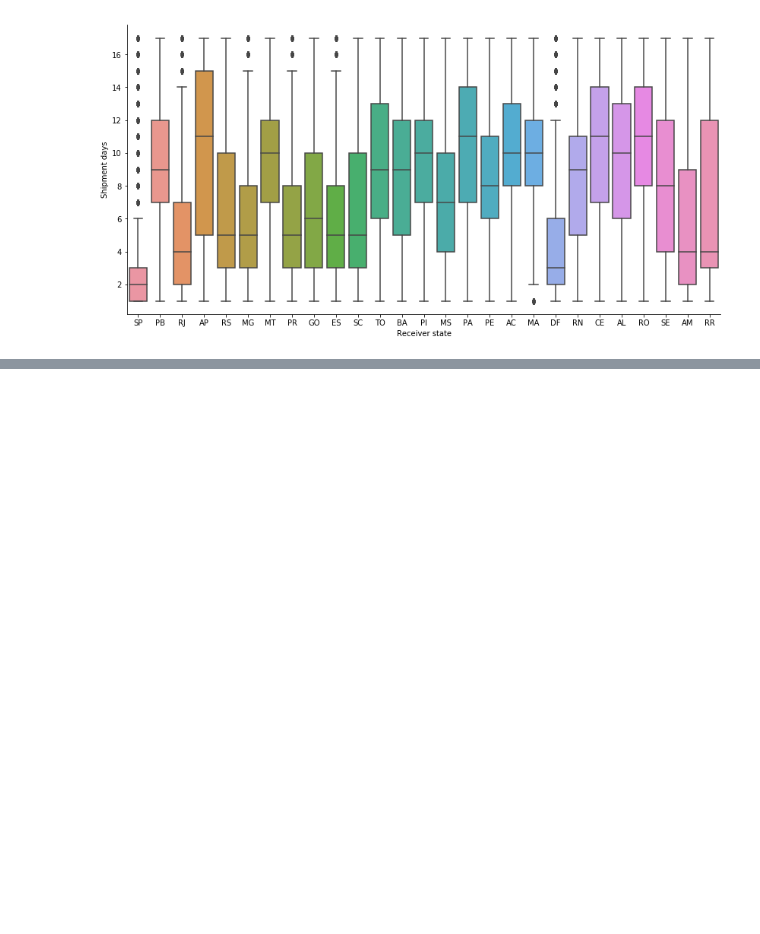
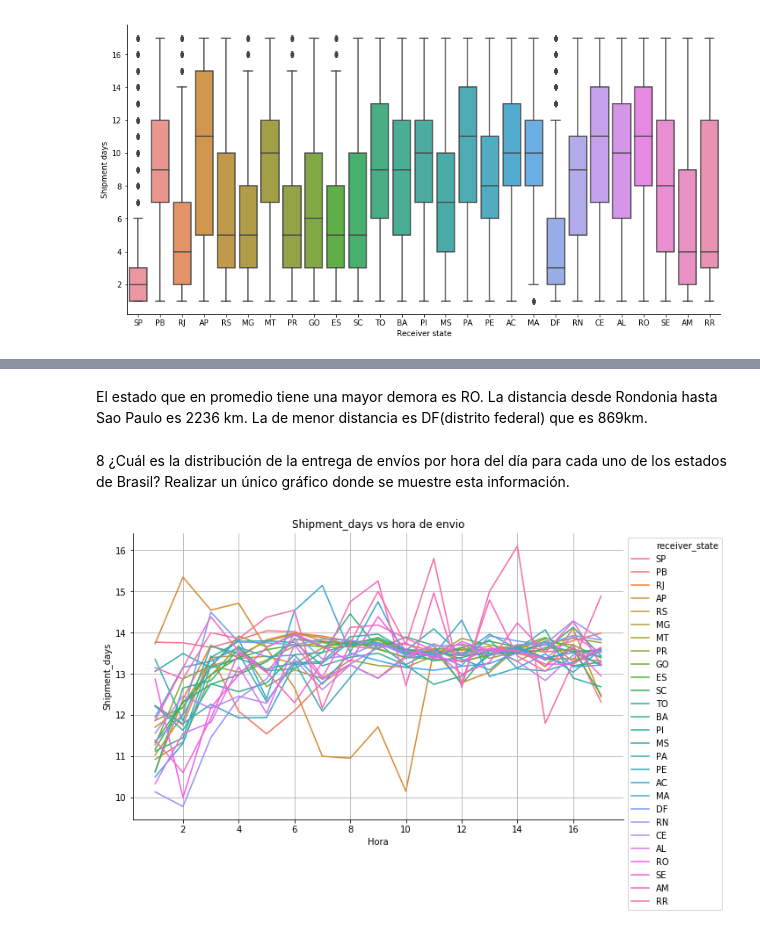
Before and after one commit to cnoeliachaves/diplodatos, a Jupyter notebook: 02_practico.ipynb, the cells around one changed output, grey strips where cells are left out. Saved outputs shown, nothing was run; the diff lists cells and outputs as text; code cells hidden in the pictures; blank space fills up the shorter version.

```diff
--- a/02_practico.ipynb
+++ b/02_practico.ipynb
@@ -555,0 +489,17 @@ seaborn.despine()
+# %% [markdown]
+El estado que en promedio tiene una mayor demora es RO. La distancia desde Rondonia hasta Sao Paulo es 2236 km.
+La de menor distancia es DF(distrito federal) que es 869km.
+# %% [markdown]
+8 ¿Cuál es la distribución de la entrega de envíos por hora del día para cada uno de los estados de Brasil? Realizar un único gráfico donde se muestre esta información.
+# %%
+plt.figure(figsize=(10,6))
+seaborn.lineplot(data=dataset_clean, x='shipment_days', y=pandas.to_datetime(dataset['date_sent']).dt.hour, hue='receiver_state',ci=None)
+plt.xlabel('Hora')
+plt.ylabel('Shipment_days')
+plt.title('Shipment_days vs hora de envio')
+plt.grid(True)
+#plt.ylim(0, 10)
+plt.legend(bbox_to_anchor=(1, 1), loc=2)
+seaborn.despine()
+# %% [output]
+[figure, added]
```
Also changed, not shown: parts of 23 cells of this notebook, 3 other files.
